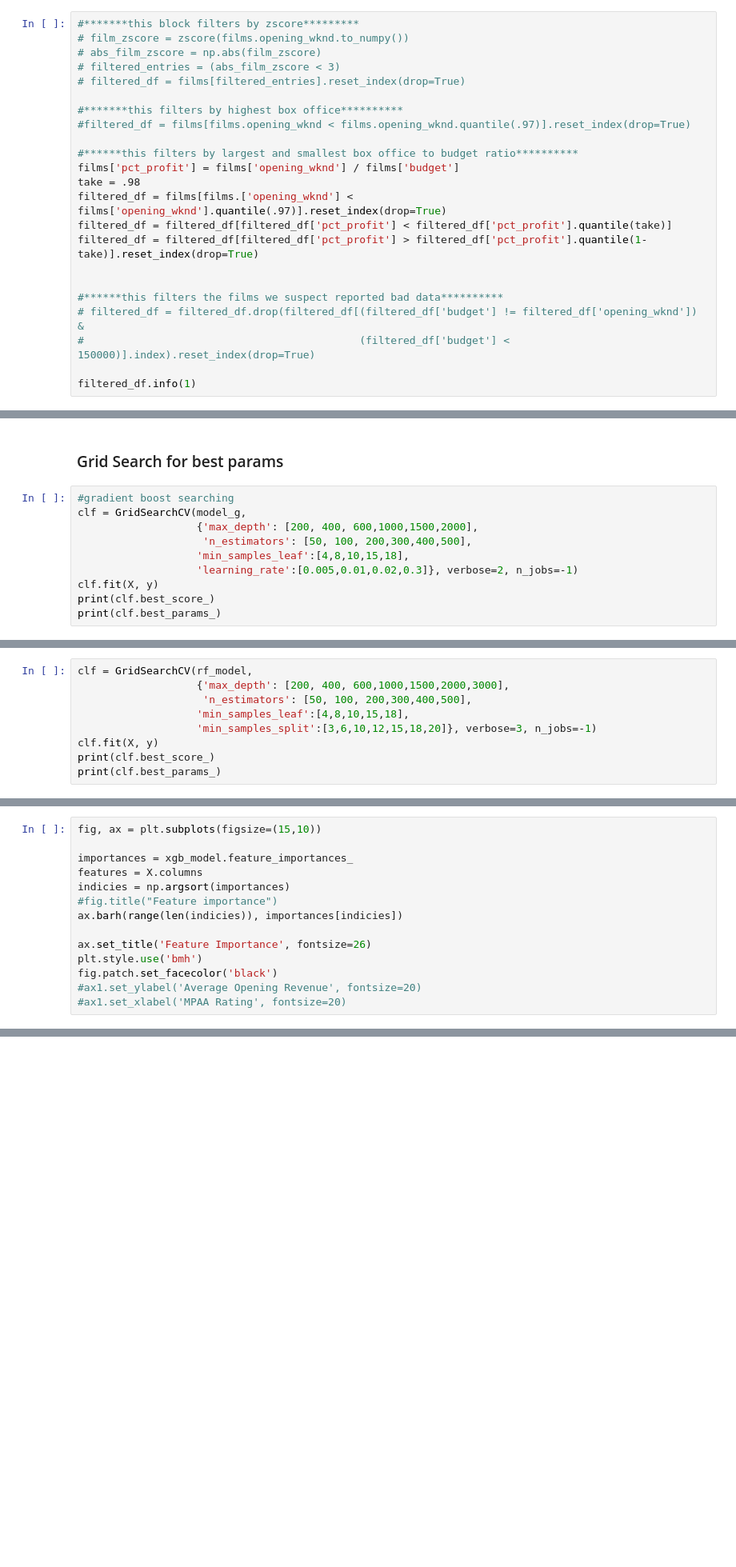
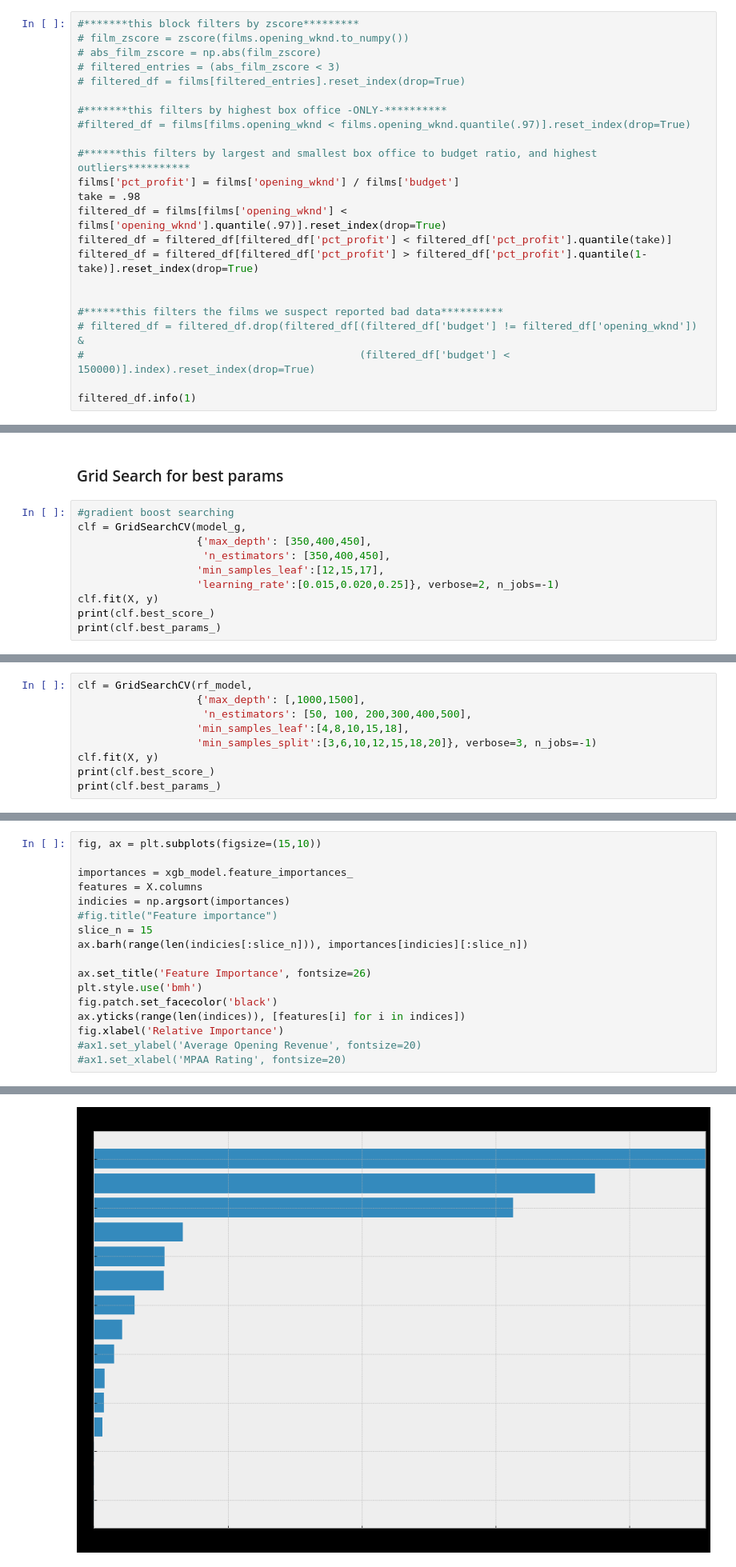
Before and after one commit to Tyler-Owen-Morris/film-revenue-predictor, a Jupyter notebook: src/Feature_Engineering_&_Modeling-gridsearch.ipynb, the cells around one changed output, grey strips where cells are left out. Shown at 80% size. Cells and saved outputs as stored; diff of their text form; blank space fills up the shorter version.

```diff
--- a/src/Feature_Engineering_&_Modeling-gridsearch.ipynb
+++ b/src/Feature_Engineering_&_Modeling-gridsearch.ipynb
@@ -285,13 +285,13 @@ films['budget_normalized']=bud_scaled
 # filtered_entries = (abs_film_zscore < 3)
 # filtered_df = films[filtered_entries].reset_index(drop=True)
 
-#*******this filters by highest box office**********
+#*******this filters by highest box office -ONLY-**********
 #filtered_df = films[films.opening_wknd < films.opening_wknd.quantile(.97)].reset_index(drop=True)
 
-#******this filters by largest and smallest box office to budget ratio**********
+#******this filters by largest and smallest box office to budget ratio, and highest outliers**********
 films['pct_profit'] = films['opening_wknd'] / films['budget']
 take = .98
-filtered_df = films[films.['opening_wknd'] < films['opening_wknd'].quantile(.97)].reset_index(drop=True)
+filtered_df = films[films['opening_wknd'] < films['opening_wknd'].quantile(.97)].reset_index(drop=True)
 filtered_df = filtered_df[filtered_df['pct_profit'] < filtered_df['pct_profit'].quantile(take)]
 filtered_df = filtered_df[filtered_df['pct_profit'] > filtered_df['pct_profit'].quantile(1-take)].reset_index(drop=True)
 
@@ -365,10 +407,10 @@ print("RMSE: " + str(sqrt(mean_squared_error(y_test, xg_pred))))
 # %%
 #gradient boost searching
 clf = GridSearchCV(model_g,
-                   {'max_depth': [200, 400, 600,1000,1500,2000],
-                    'n_estimators': [50, 100, 200,300,400,500],
-                   'min_samples_leaf':[4,8,10,15,18],
-                   'learning_rate':[0.005,0.01,0.02,0.3]}, verbose=2, n_jobs=-1)
+                   {'max_depth': [350,400,450],
+                    'n_estimators': [350,400,450],
+                   'min_samples_leaf':[12,15,17],
+                   'learning_rate':[0.015,0.020,0.25]}, verbose=2, n_jobs=-1)
 clf.fit(X, y)
 print(clf.best_score_)
 print(clf.best_params_)
@@ -382,6 +420,6 @@ Fitting 5 folds for each of 720 candidates, totalling 3600 fits
 # %%
 clf = GridSearchCV(rf_model,
-                   {'max_depth': [200, 400, 600,1000,1500,2000,3000],
+                   {'max_depth': [,1000,1500],
                     'n_estimators': [50, 100, 200,300,400,500],
                    'min_samples_leaf':[4,8,10,15,18],
                    'min_samples_split':[3,6,10,12,15,18,20]}, verbose=3, n_jobs=-1)
@@ -418,10 +456,14 @@ importances = xgb_model.feature_importances_
 features = X.columns
 indicies = np.argsort(importances)
 #fig.title("Feature importance")
-ax.barh(range(len(indicies)), importances[indicies])
+slice_n = 15
+ax.barh(range(len(indicies[:slice_n])), importances[indicies][:slice_n])
 
 ax.set_title('Feature Importance', fontsize=26)
 plt.style.use('bmh')
 fig.patch.set_facecolor('black')
+ax.yticks(range(len(indices)), [features[i] for i in indices])
+fig.xlabel('Relative Importance')
 #ax1.set_ylabel('Average Opening Revenue', fontsize=20)
 #ax1.set_xlabel('MPAA Rating', fontsize=20)
+# %% [output]
@@ -427,0 +471 @@ fig.patch.set_facecolor('black')
+[figure, added]
```
Also changed, not shown: parts of 12 cells of this notebook, 2 other files.
